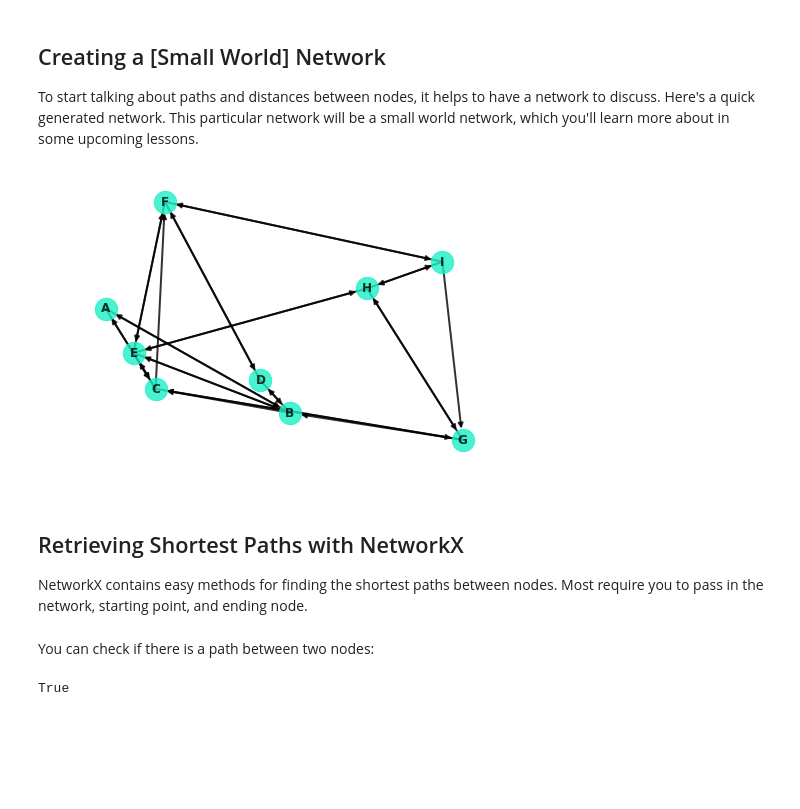
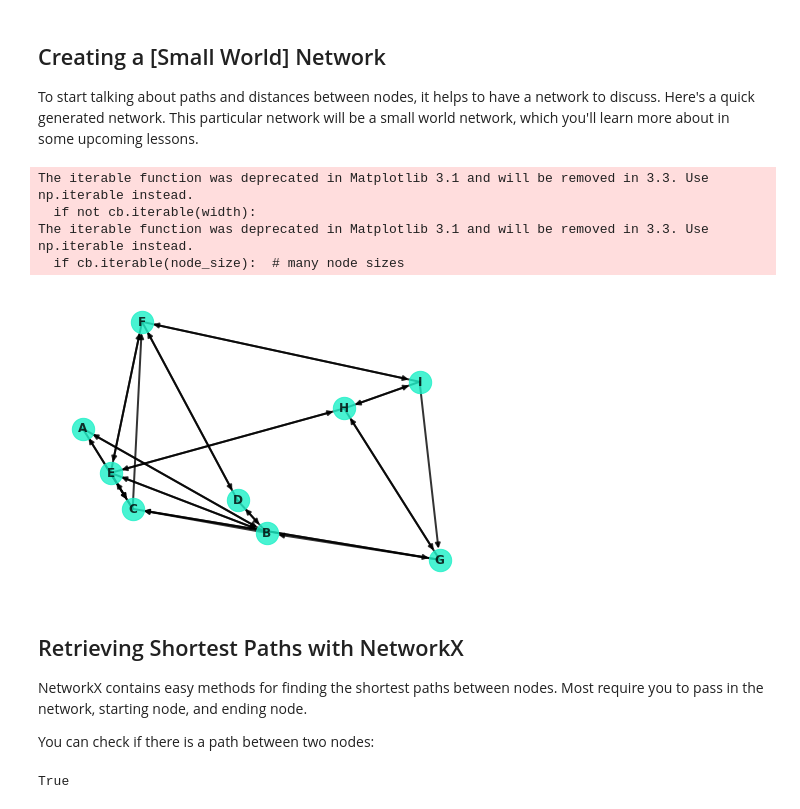
Before and after one commit to learn-co-curriculum/dsc-graph-theory-shortest-path, a Jupyter notebook: index.ipynb, the cells around one changed output. Cells and saved outputs as stored; diff of their text form; code cells hidden in the pictures; blank space fills up the shorter version.

```diff
--- a/index.ipynb
+++ b/index.ipynb
@@ -23,15 +24,19 @@ import numpy as np
 To start talking about paths and distances between nodes, it helps to have a network to discuss. Here's a quick generated network. This particular network will be a small world network, which you'll learn more about in some upcoming lessons.
 # %%
 G = nx.navigable_small_world_graph(3, seed=3)
-G = nx.relabel_nodes(G, dict(zip(G.nodes, ["A", "B", "C", "D", "E", "F", "G", "H", "I"])))
-nx.draw(G, pos=nx.random_layout(G, seed=9), with_labels=True, node_color="#1cf0c7",
-        node_size=500, font_weight="bold", width=2, alpha=.8)
+G = nx.relabel_nodes(G, dict(zip(G.nodes, ['A', 'B', 'C', 'D', 'E', 'F', 'G', 'H', 'I'])))
+nx.draw(G, pos=nx.random_layout(G, seed=9), with_labels=True, node_color='#1cf0c7',
+        node_size=500, font_weight='bold', width=2, alpha=0.8)
 # %% [output]
+The iterable function was deprecated in Matplotlib 3.1 and will be removed in 3.3. Use np.iterable instead.
+  if not cb.iterable(width):
+The iterable function was deprecated in Matplotlib 3.1 and will be removed in 3.3. Use np.iterable instead.
+  if cb.iterable(node_size):  # many node sizes
-[figure, old version]
+[figure, new version]
 # %% [markdown]
 ## Retrieving Shortest Paths with NetworkX
 
-NetworkX contains easy methods for finding the shortest paths between nodes. Most require you to pass in the network, starting point, and ending node.
+NetworkX contains easy methods for finding the shortest paths between nodes. Most require you to pass in the network, starting node, and ending node.
+
+You can check if there is a path between two nodes:
-# %% [markdown]
-You can check if there is a path between two nodes:
 # %%
```
Also changed, not shown: parts of 17 cells of this notebook, 20 other files.
